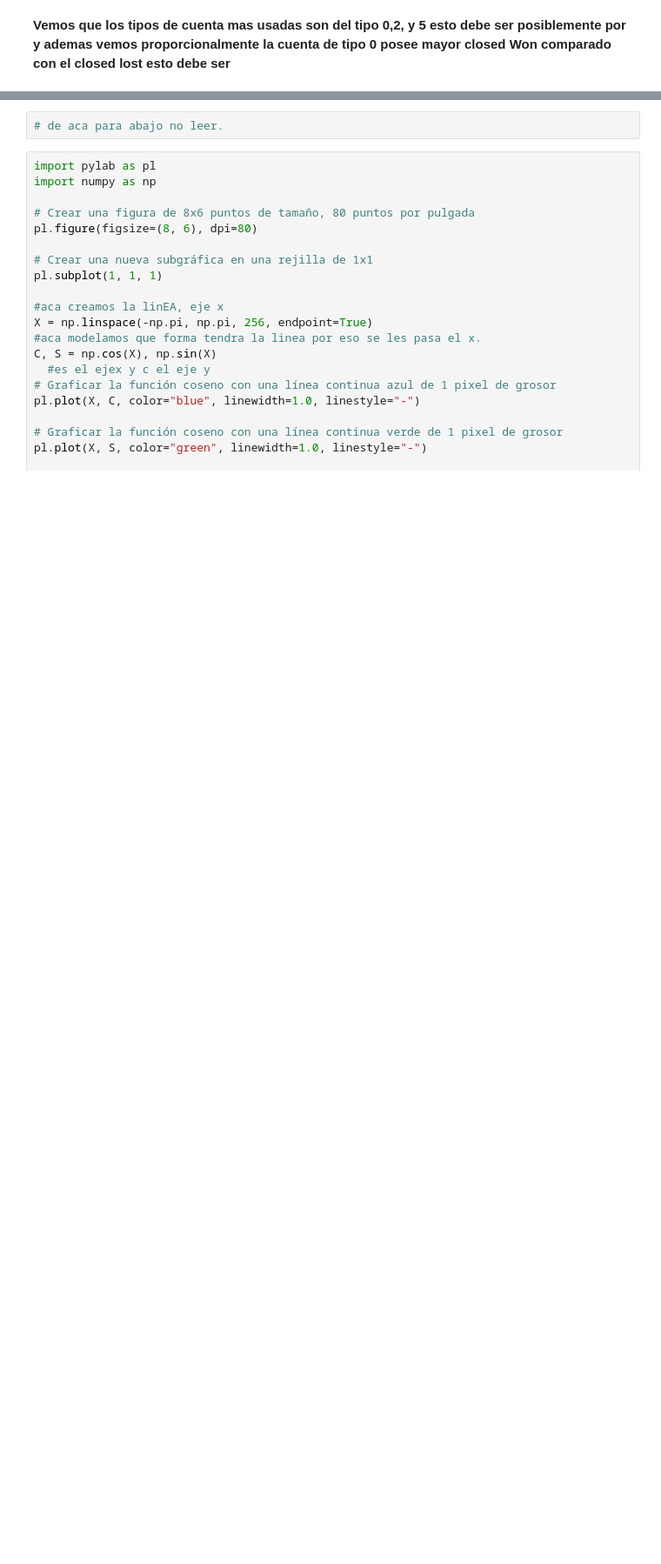
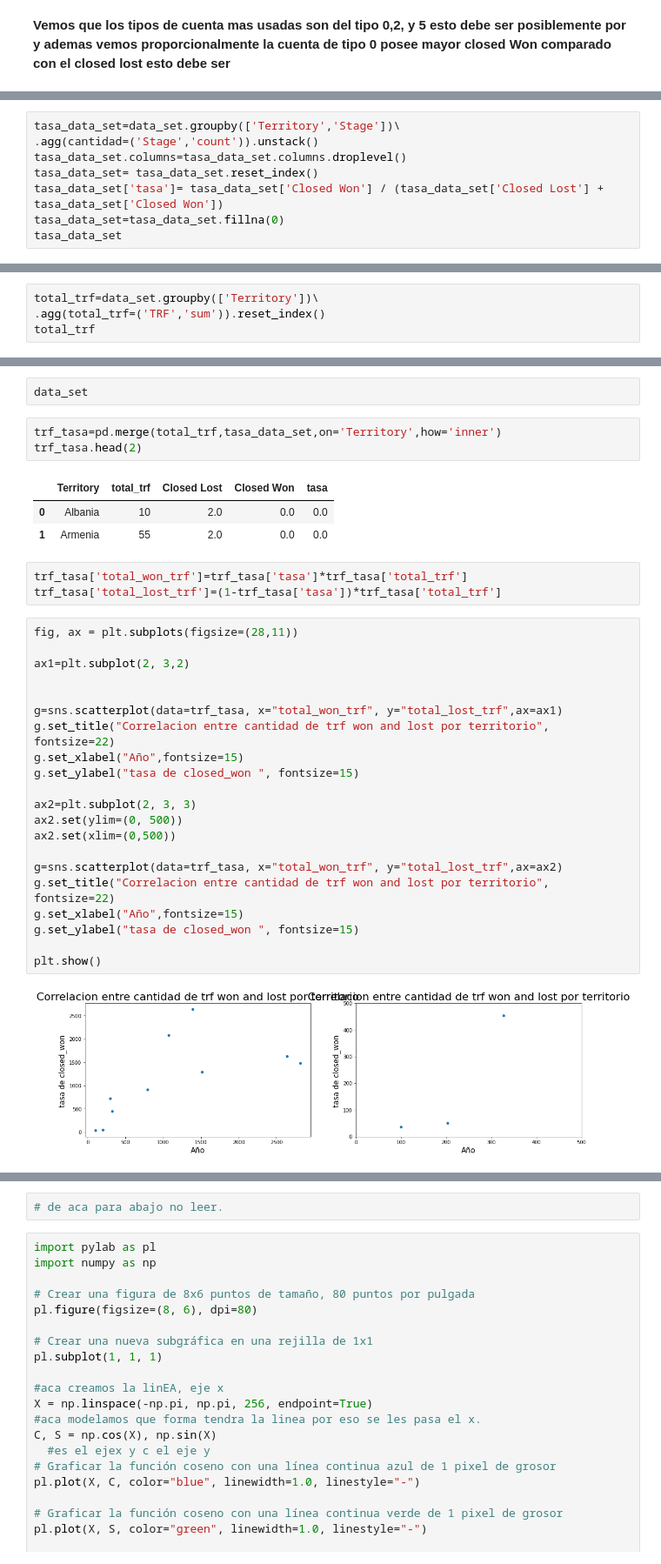
Before and after one commit to joaquinparodi/TP-DATOS, a Jupyter notebook: tp1orga.ipynb, the cells around one changed output, grey strips where cells are left out. Shown at 87% size. Drawn from its saved outputs; the diff is of its cells as text; blank space fills up the shorter version.

```diff
--- a/tp1orga.ipynb
+++ b/tp1orga.ipynb
@@ -490,0 +699,8 @@ Text(0, 0.5, 'Cantidad de Cuentas')
+# %%
+tasa_data_set=data_set.groupby(['Territory','Stage'])\
+.agg(cantidad=('Stage','count')).unstack()
+tasa_data_set.columns=tasa_data_set.columns.droplevel()
+tasa_data_set= tasa_data_set.reset_index()
+tasa_data_set['tasa']= tasa_data_set['Closed Won'] / (tasa_data_set['Closed Lost'] + tasa_data_set['Closed Won'])
+tasa_data_set=tasa_data_set.fillna(0)
+tasa_data_set
@@ -490,0 +721,4 @@ Text(0, 0.5, 'Cantidad de Cuentas')
+# %%
+total_trf=data_set.groupby(['Territory'])\
+.agg(total_trf=('TRF','sum')).reset_index()
+total_trf
@@ -490,0 +739,35 @@ Text(0, 0.5, 'Cantidad de Cuentas')
+# %%
+data_set
+# %%
+trf_tasa=pd.merge(total_trf,tasa_data_set,on='Territory',how='inner')
+trf_tasa.head(2)
+# %% [output]
+|  | Territory | total_trf | Closed Lost | Closed Won | tasa |
+| 0 | Albania | 10 | 2.0 | 0.0 | 0.0 |
+| 1 | Armenia | 55 | 2.0 | 0.0 | 0.0 |
+# %%
+trf_tasa['total_won_trf']=trf_tasa['tasa']*trf_tasa['total_trf']
+trf_tasa['total_lost_trf']=(1-trf_tasa['tasa'])*trf_tasa['total_trf']
+# %%
+fig, ax = plt.subplots(figsize=(28,11))
+
+ax1=plt.subplot(2, 3,2)
+
+
+g=sns.scatterplot(data=trf_tasa, x="total_won_trf", y="total_lost_trf",ax=ax1)
+g.set_title("Correlacion entre cantidad de trf won and lost por territorio", fontsize=22)
+g.set_xlabel("Año",fontsize=15)
+g.set_ylabel("tasa de closed_won ", fontsize=15)
+
+ax2=plt.subplot(2, 3, 3)
+ax2.set(ylim=(0, 500))
+ax2.set(xlim=(0,500))
+
+g=sns.scatterplot(data=trf_tasa, x="total_won_trf", y="total_lost_trf",ax=ax2)
+g.set_title("Correlacion entre cantidad de trf won and lost por territorio", fontsize=22)
+g.set_xlabel("Año",fontsize=15)
+g.set_ylabel("tasa de closed_won ", fontsize=15)
+
+plt.show()
+# %% [output]
+[figure, added]
```
Also changed, not shown: parts of 68 cells of this notebook.
